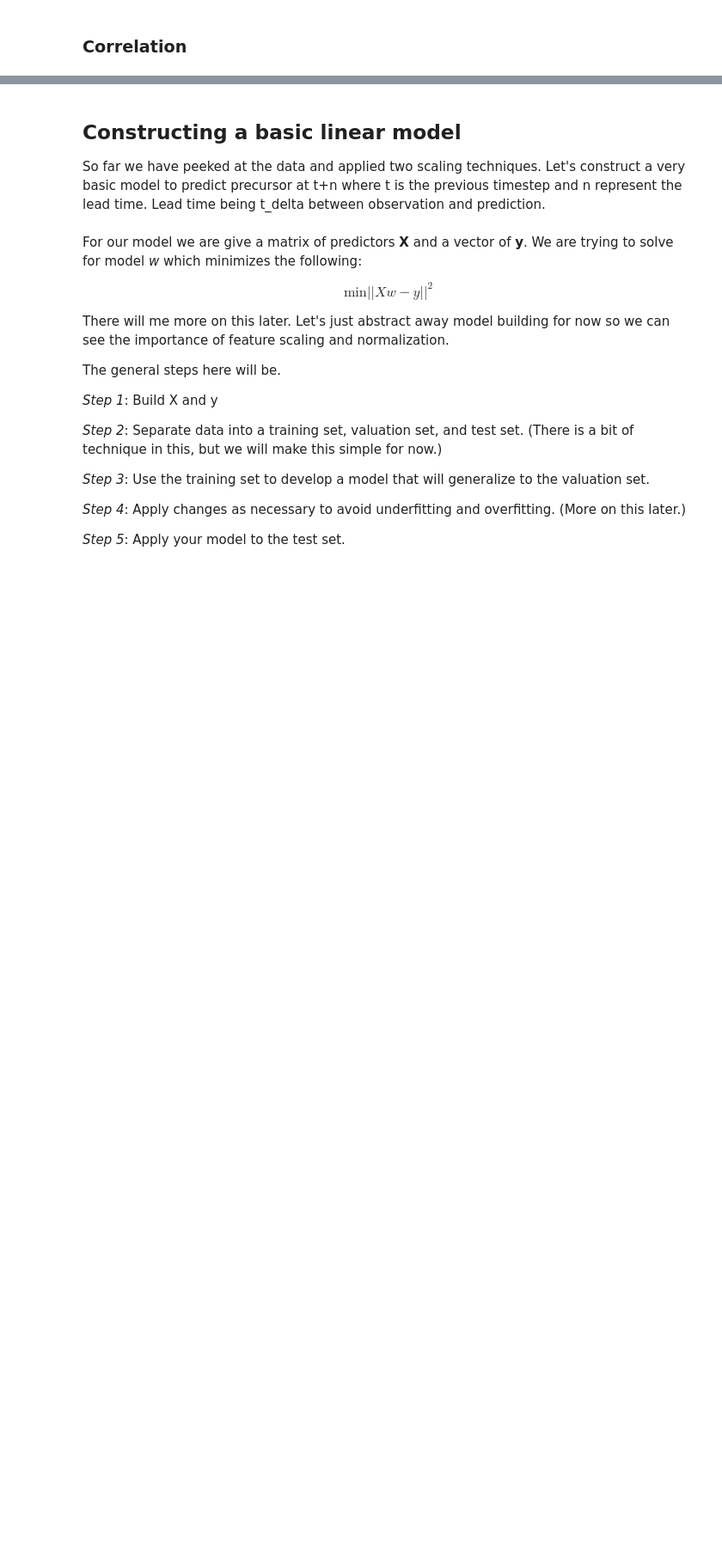
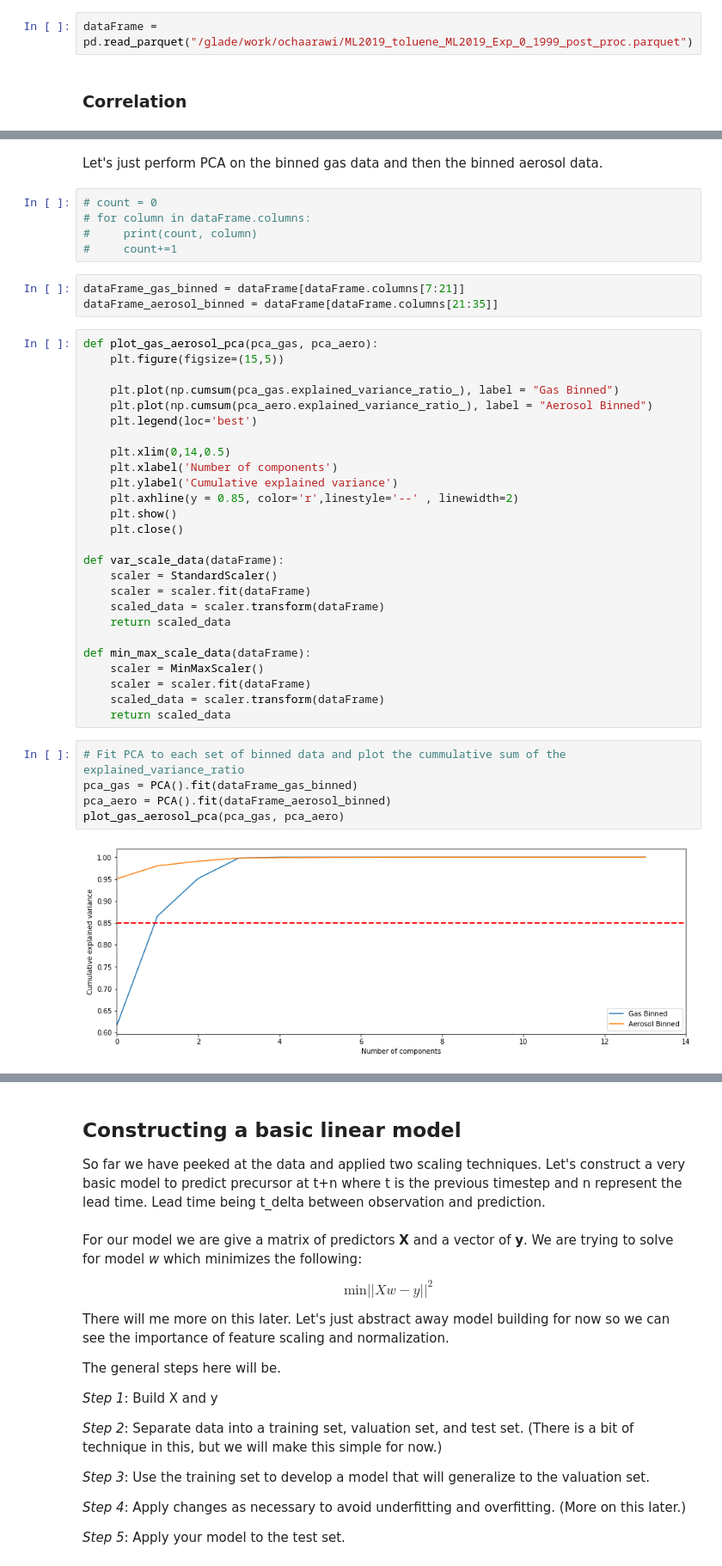
Before and after one commit to NCAR/ai4essportal, a Jupyter notebook: NB1_data_exploration.ipynb, the cells around one changed output, grey strips where cells are left out. Shown at 86% size. Cells and saved outputs as stored; diff of their text form; blank space fills up the shorter version.

```diff
--- a/NB1_data_exploration.ipynb
+++ b/NB1_data_exploration.ipynb
@@ -189,3 +249,5 @@ dataFrame.to_parquet("/glade/work/ochaarawi/ML2019_toluene_ML2019_Exp_0_1999.par
+# %%
+dataFrame = pd.read_parquet("/glade/work/ochaarawi/ML2019_toluene_ML2019_Exp_0_1999_post_proc.parquet")
 # %% [markdown]
 ### Correlation
 # %%
@@ -215,0 +278,43 @@ _ = plt.hist(X, range = [-2,2], bins = 20)
+# %% [markdown]
+Let's just perform PCA on the binned gas data and then the binned aerosol data.
+# %%
+# count = 0
+# for column in dataFrame.columns:
+#     print(count, column)
+#     count+=1
+# %%
+dataFrame_gas_binned = dataFrame[dataFrame.columns[7:21]]
+dataFrame_aerosol_binned = dataFrame[dataFrame.columns[21:35]]
+# %%
+def plot_gas_aerosol_pca(pca_gas, pca_aero):
+    plt.figure(figsize=(15,5))
+
+    plt.plot(np.cumsum(pca_gas.explained_variance_ratio_), label = "Gas Binned")
+    plt.plot(np.cumsum(pca_aero.explained_variance_ratio_), label = "Aerosol Binned")
+    plt.legend(loc='best')
+
+    plt.xlim(0,14,0.5)
+    plt.xlabel('Number of components')
+    plt.ylabel('Cumulative explained variance')
+    plt.axhline(y = 0.85, color='r',linestyle='--' , linewidth=2)
+    plt.show()
+    plt.close()
+
+def var_scale_data(dataFrame):
+    scaler = StandardScaler()
+    scaler = scaler.fit(dataFrame)
+    scaled_data = scaler.transform(dataFrame)
+    return scaled_data
+
+def min_max_scale_data(dataFrame):
+    scaler = MinMaxScaler()
+    scaler = scaler.fit(dataFrame)
+    scaled_data = scaler.transform(dataFrame)
+    return scaled_data
+# %%
+# Fit PCA to each set of binned data and plot the cummulative sum of the explained_variance_ratio
+pca_gas = PCA().fit(dataFrame_gas_binned)
+pca_aero = PCA().fit(dataFrame_aerosol_binned)
+plot_gas_aerosol_pca(pca_gas, pca_aero)
+# %% [output]
+[figure, added]
```
Also changed, not shown: parts of 50 cells of this notebook.
